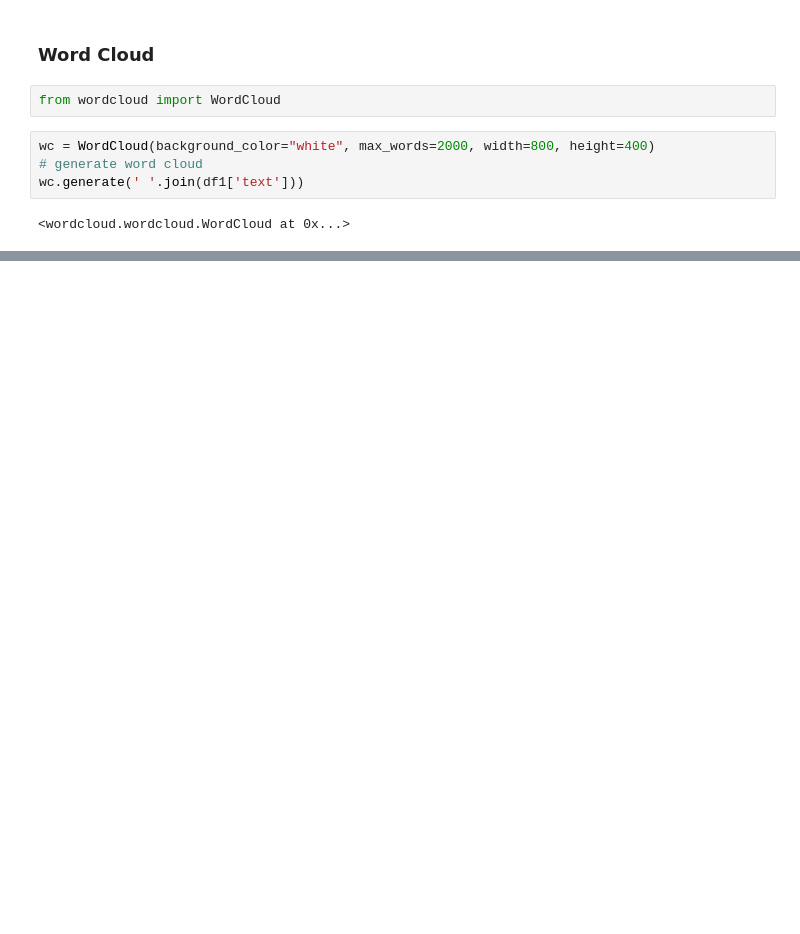
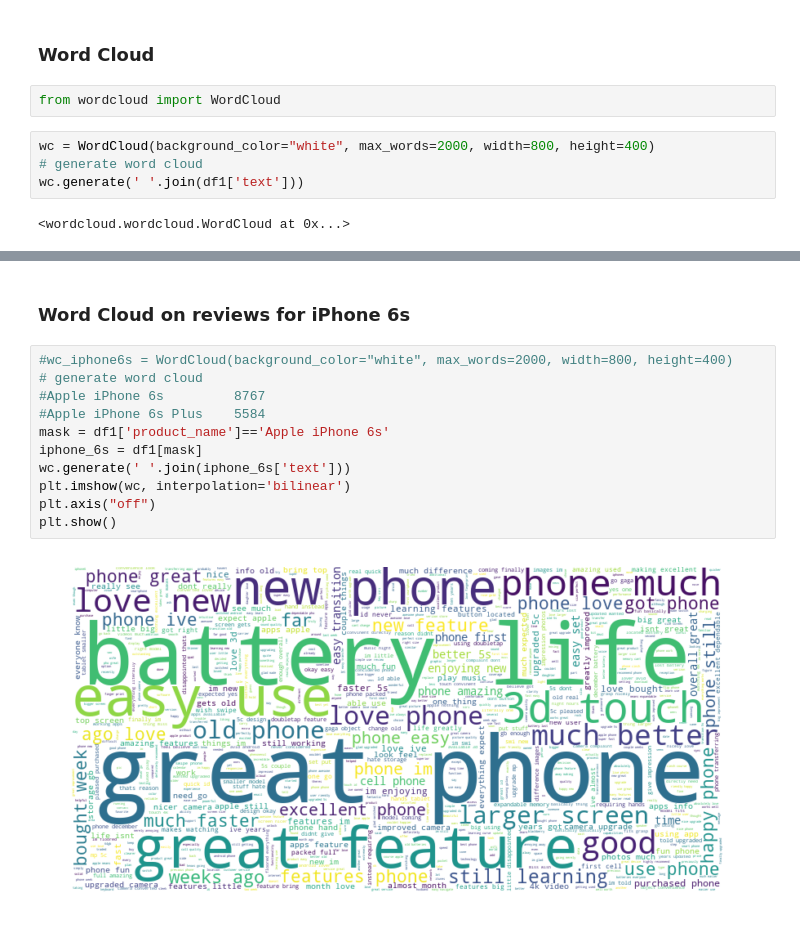
Before and after one commit to jtlqh/selenium, a Jupyter notebook: read_verizon_db.ipynb, the cells around one changed output, grey strips where cells are left out. Cells and saved outputs as stored; diff of their text form; blank space fills up the shorter version.

```diff
--- a/read_verizon_db.ipynb
+++ b/read_verizon_db.ipynb
@@ -336,0 +314,15 @@ plt.show()
+# %% [markdown]
+### Word Cloud on reviews for iPhone 6s
+# %%
+#wc_iphone6s = WordCloud(background_color="white", max_words=2000, width=800, height=400)
+# generate word cloud
+#Apple iPhone 6s         8767
+#Apple iPhone 6s Plus    5584
+mask = df1['product_name']=='Apple iPhone 6s'
+iphone_6s = df1[mask]
+wc.generate(' '.join(iphone_6s['text']))
+plt.imshow(wc, interpolation='bilinear')
+plt.axis("off")
+plt.show()
+# %% [output]
+[figure, added]
```
Also changed, not shown: parts of 28 cells of this notebook.
